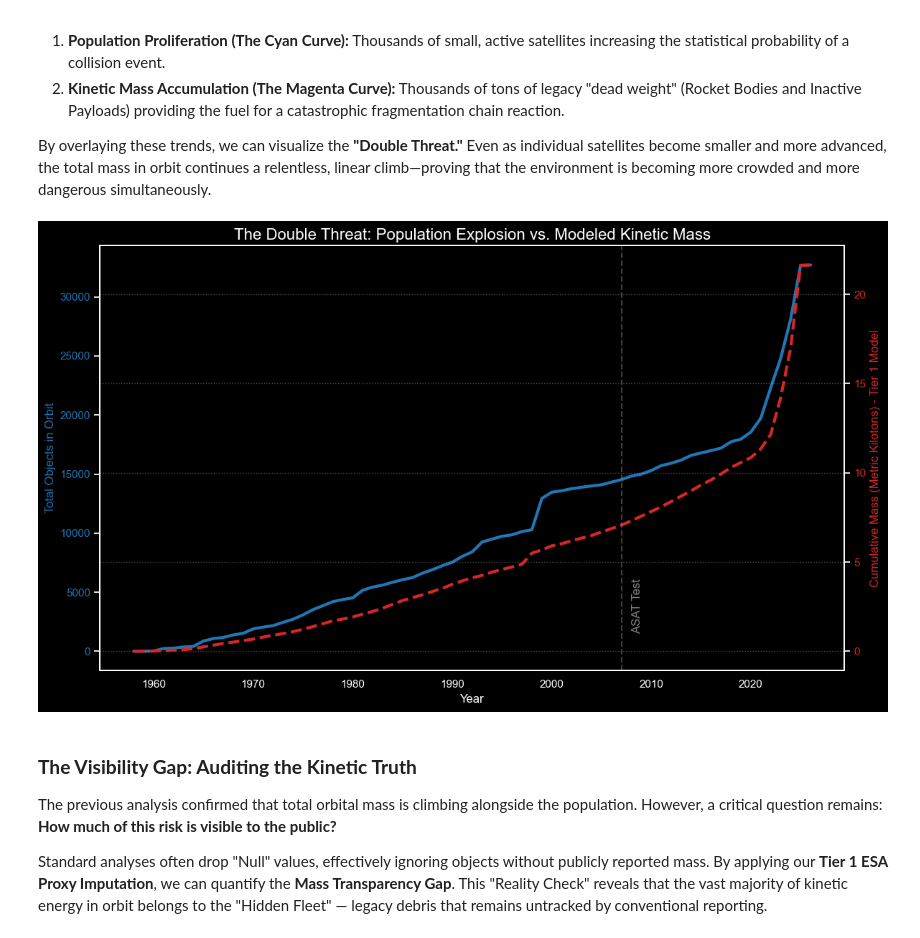
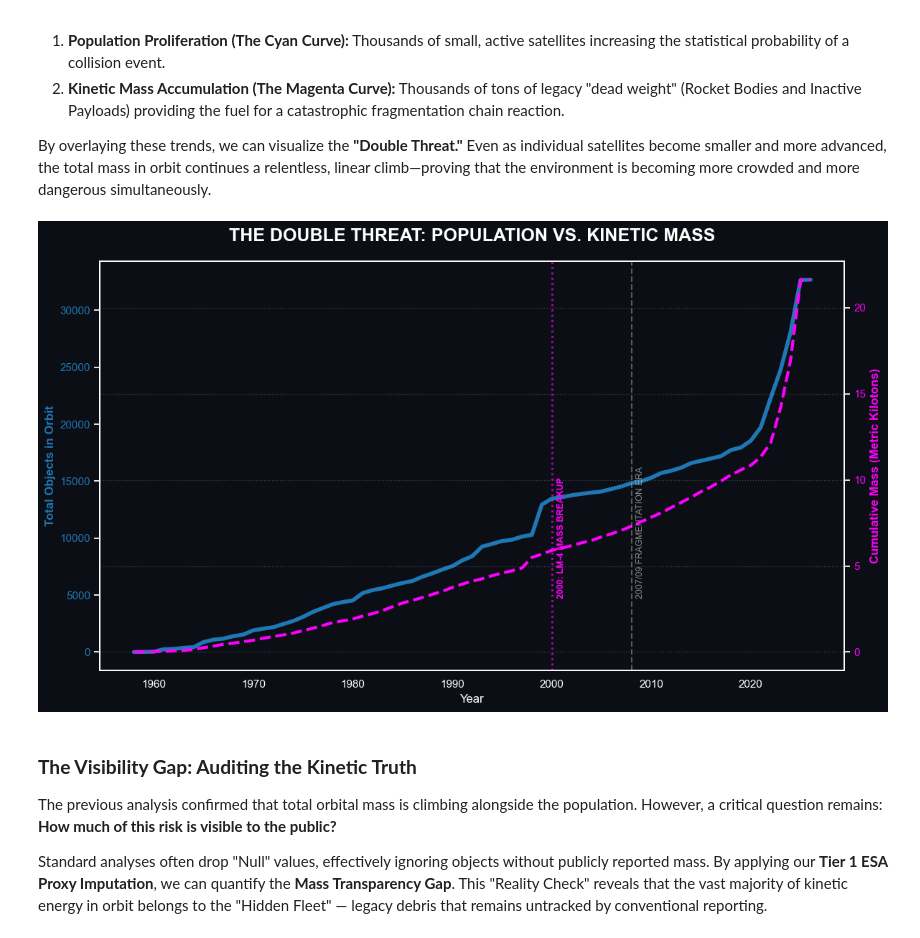
Before and after one commit to sithid/orbital-debris-assessment, a Jupyter notebook: notebooks/eda/satcat_eda.ipynb, the cells around one changed output. Drawn from its saved outputs; the diff is of its cells as text; code cells hidden in the pictures.

```diff
--- a/notebooks/eda/satcat_eda.ipynb
+++ b/notebooks/eda/satcat_eda.ipynb
@@ -350,7 +352,6 @@ By visualizing the cumulative population against the timeline of the space age,
 # "Modern Sprint" (Post-2010)
 modern_era = pop_growth[pop_growth.index >= 2010]
 
-plt.style.use('dark_background')
 fig, ax = plt.subplots(figsize=(14, 7), facecolor='#0B0E14')
 ax.set_facecolor('#0B0E14')
 
@@ -358,7 +359,7 @@ ax.plot(pop_growth.index, pop_growth.values, color='#00FFFF', linewidth=2, alpha
 ax.plot(modern_era.index, modern_era.values, color='#00FFFF', linewidth=5, label='The Modern Sprint (Exponential)')
 
 # This fills the area under the curve to show the "volume" of new objects
-ax.fill_between(modern_era.index, modern_era.values, color='#00FFFF', alpha=0.1)
+ax.fill_between(modern_era.index, modern_era.values, color='#00FFFF', alpha=0.2)
 
 plt.axvline(x=2014, color='white', linestyle=':', alpha=0.4)
 plt.annotate('THE EXPONENTIAL SHIFT:\nGrowth rate tripled post-2014',
@@ -366,12 +367,21 @@ plt.annotate('THE EXPONENTIAL SHIFT:\nGrowth rate tripled post-2014',
              arrowprops=dict(arrowstyle='->', color='white', lw=1.5),
              color='white', fontsize=12, fontweight='bold')
 
+# 2000 Long March Breakup
+plt.axvline(x=2000, color='white', linestyle=':', alpha=0.3)
+plt.text(2000.5, pop_growth.max()*0.25, '2000 LM-4 BREAKUP', rotation=90, color='white', alpha=0.6, fontsize=9, fontweight='bold')
+
+# 2007 ASAT Test & 2009 Collision
+plt.axvline(x=2007, color='white', linestyle='--', alpha=0.3)
+plt.text(2007.5, pop_growth.max()*0.4, '2007 & 2009 COLLISION', rotation=90, color='white', alpha=0.6, fontsize=9, fontweight='bold')
+
 plt.title('EXPONENTIAL ACCELERATION: THE MODERN SPRINT', fontsize=20, fontweight='bold', pad=30)
 plt.ylabel('Cumulative Object Count', color='#AAAAAA')
 plt.xlabel('Year', color='#AAAAAA')
 
 plt.grid(axis='y', linestyle='--', alpha=0.05)
 sns.despine(left=True, bottom=True)
+
 plt.legend(frameon=False, loc='upper left')
 plt.savefig('../../images/modern_sprint.png', dpi=300)
 plt.show()
@@ -389,37 +399,51 @@ By overlaying these trends, we can visualize the **"Double Threat."** Even as in
 # %%
 annual_stats = clutter_data.groupby('launch_year').agg(
     count=('object_name', 'count'),
     mass=('proxy_mass_kg', 'sum')
 ).reset_index()
 
 annual_stats['cumulative_count'] = annual_stats['count'].cumsum()
-annual_stats['cumulative_mass'] = annual_stats['mass'].cumsum() / 1_000_000 # To Kilotons
+annual_stats['cumulative_mass'] = annual_stats['mass'].cumsum() / 1_000_000 # Convert to Kilotons
 
-fig, ax1 = plt.subplots(figsize=(12, 7))
+fig, ax1 = plt.subplots(figsize=(12, 7), facecolor='#0B0E14')
+ax1.set_facecolor('#0B0E14')
 
-color = 'tab:blue'
-ax1.set_xlabel('Year', fontsize=12)
-ax1.set_ylabel('Total Objects in Orbit', color=color, fontsize=12)
-ax1.plot(annual_stats['launch_year'], annual_stats['cumulative_count'], color=color, linewidth=3, label='Orbital Population')
-ax1.tick_params(axis='y', labelcolor=color)
+# ORBITAL COUNT
+color_pop = 'tab:blue'
+ax1.set_xlabel('Year', fontsize=12, color='white')
+ax1.set_ylabel('Total Objects in Orbit', color=color_pop, fontsize=12, fontweight='bold')
+ax1.plot(annual_stats['launch_year'], annual_stats['cumulative_count'], color=color_pop, linewidth=4, label='Orbital Population')
+ax1.tick_params(axis='y', labelcolor=color_pop)
 ax1.grid(False)
 
+# KINETIC MASS
 ax2 = ax1.twinx()
-color = 'tab:red'
-ax2.set_ylabel('Cumulative Mass (Metric Kilotons) - Tier 1 Model', color=color, fontsize=12)
-ax2.plot(annual_stats['launch_year'], annual_stats['cumulative_mass'], color=color, linewidth=3, linestyle='--', label='Modeled Kinetic Mass')
-ax2.tick_params(axis='y', labelcolor=color)
-ax2.grid(True, linestyle=':', alpha=0.3)
+color_mass = '#FF00FF' # Magenta
+ax2.set_ylabel('Cumulative Mass (Metric Kilotons)', color=color_mass, fontsize=12, fontweight='bold')
+ax2.plot(annual_stats['launch_year'], annual_stats['cumulative_mass'], color=color_mass, linewidth=3, linestyle='--', label='Modeled Kinetic Mass')
+ax2.tick_params(axis='y', labelcolor=color_mass)
+ax2.grid(True, linestyle=':', alpha=0.2, color='white')
 
-plt.title('The Double Threat: Population Explosion vs. Modeled Kinetic Mass', fontsize=16)
-plt.axvline(x=2007, color='grey', linestyle='--', alpha=0.5)
-plt.text(2008, 1, 'ASAT Test', rotation=90, verticalalignment='bottom', color='grey')
+# standard height for labels (15% of max population)
+label_height = annual_stats['cumulative_count'].max() * 0.15
 
-fig.tight_layout()
+# 2000 Long March 4B Breakup
+plt.axvline(x=2000, color=color_mass, linestyle=':', alpha=0.7, linewidth=2)
+ax1.text(2000.5, label_height, '2000: LM-4 MASS BREAKUP',
+         rotation=90, color=color_mass, fontsize=9, fontweight='bold')
+
+# 2007/2009 Fragmentation Era
+plt.axvline(x=2008, color='darkgrey', linestyle='--', alpha=0.5)
+ax1.text(2008.5, label_height, '2007/09 FRAGMENTATION ERA',
+         rotation=90, color='darkgrey', alpha=0.8, fontsize=9)
+
+plt.title('THE DOUBLE THREAT: POPULATION VS. KINETIC MASS', fontsize=18, fontweight='bold', color='white', pad=20)
+plt.tight_layout()
+
 plt.savefig('../../images/double_threat.png', dpi=300)
 plt.show()
 # %% [output]
-[figure, old version]
+[figure, new version]
 # %% [markdown]
 ### **The Visibility Gap: Auditing the Kinetic Truth**
 
```
Also changed, not shown: parts of 3 cells of this notebook, 4 other files.
